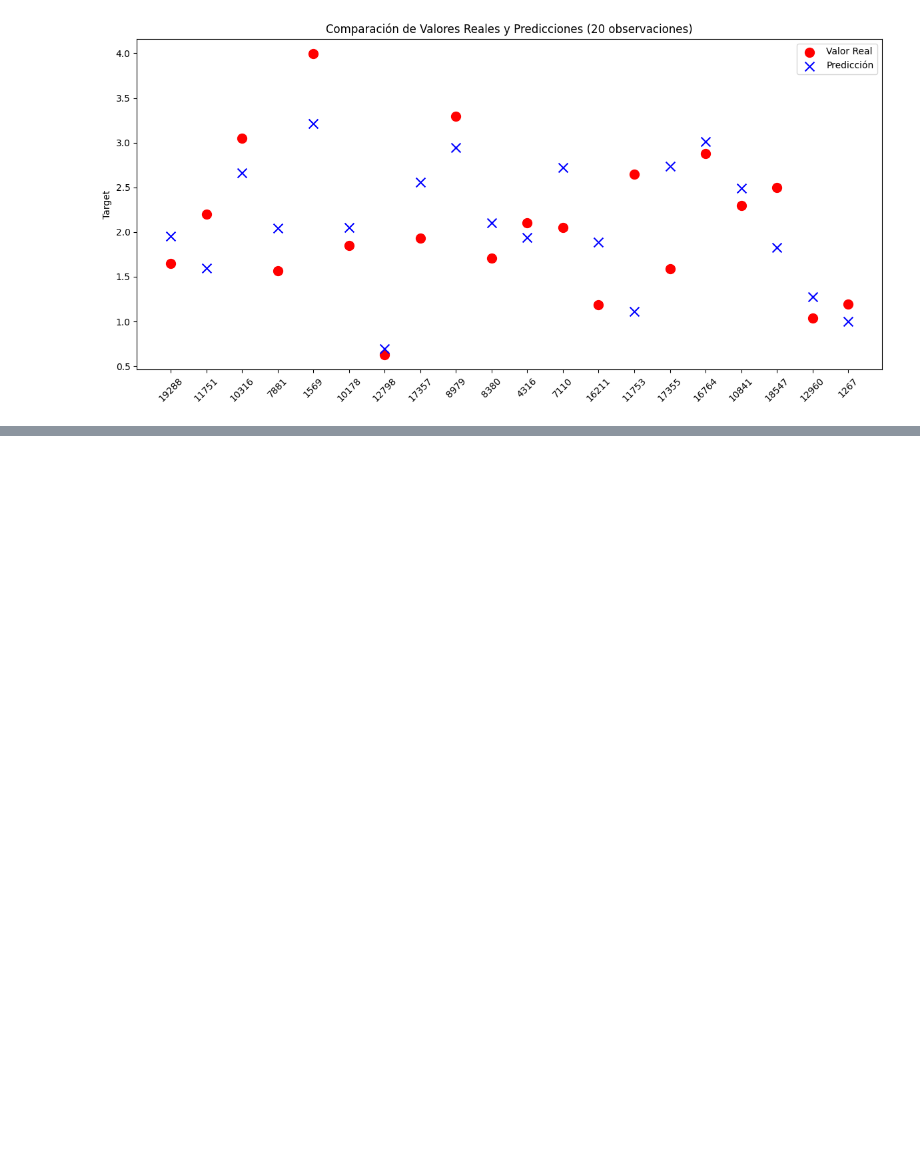
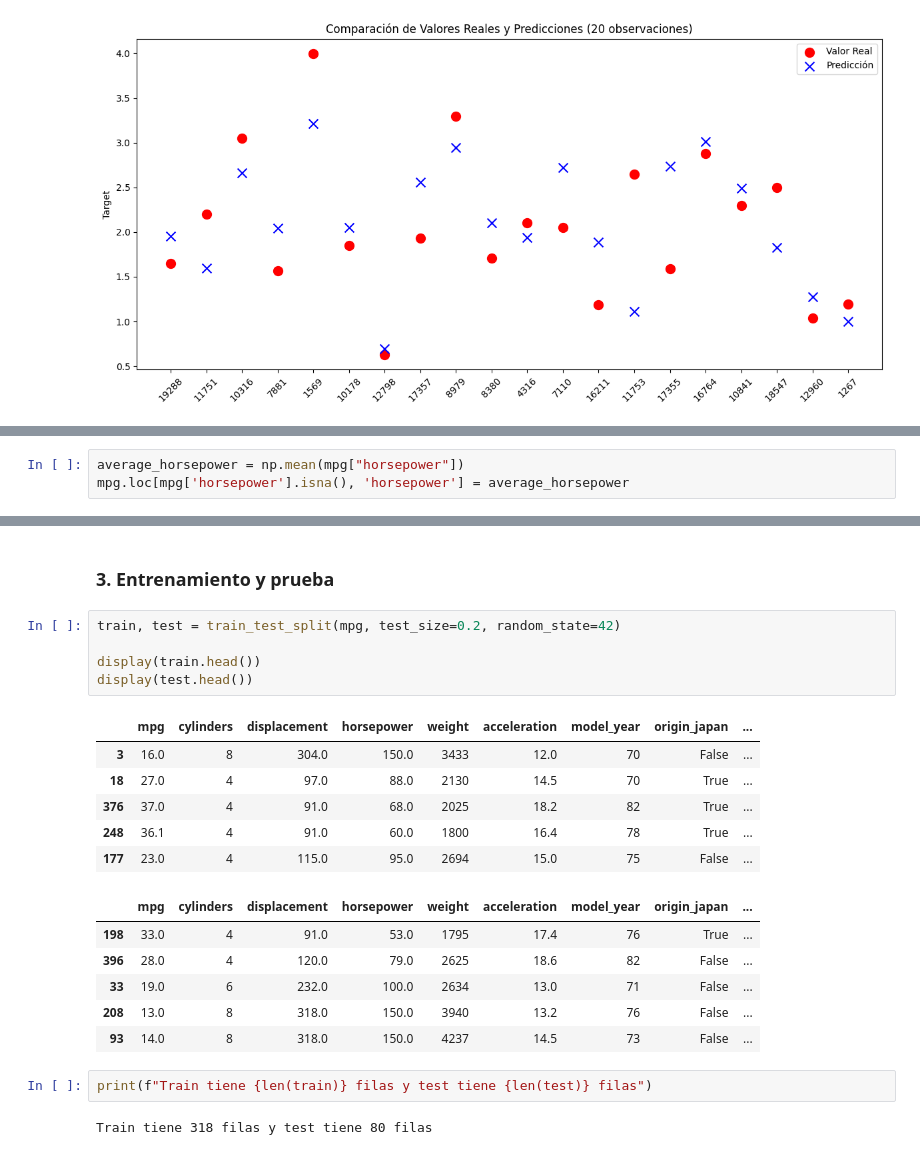
Before and after one commit to AISC-Madrid/Workshop_Intro_ML_AI_2_Regression, a Jupyter notebook: Notebook.ipynb, the cells around one changed output, grey strips where cells are left out. Cells and saved outputs as stored; diff of their text form; blank space fills up the shorter version.

```diff
--- a/Notebook.ipynb
+++ b/Notebook.ipynb
@@ -188,0 +284,3 @@ plt.show()
+# %%
+average_horsepower = np.mean(mpg["horsepower"])
+mpg.loc[mpg['horsepower'].isna(), 'horsepower'] = average_horsepower
@@ -188,0 +313,24 @@ plt.show()
+# %% [markdown]
+### 3. Entrenamiento y prueba
+# %%
+train, test = train_test_split(mpg, test_size=0.2, random_state=42)
+
+display(train.head())
+display(test.head())
+# %% [output]
+|  | mpg | cylinders | displacement | horsepower | weight | acceleration | model_year | origin_japan | ... |
+| 3 | 16.0 | 8 | 304.0 | 150.0 | 3433 | 12.0 | 70 | False | ... |
+| 18 | 27.0 | 4 | 97.0 | 88.0 | 2130 | 14.5 | 70 | True | ... |
+| 376 | 37.0 | 4 | 91.0 | 68.0 | 2025 | 18.2 | 82 | True | ... |
+| 248 | 36.1 | 4 | 91.0 | 60.0 | 1800 | 16.4 | 78 | True | ... |
+| 177 | 23.0 | 4 | 115.0 | 95.0 | 2694 | 15.0 | 75 | False | ... |
+|  | mpg | cylinders | displacement | horsepower | weight | acceleration | model_year | origin_japan | ... |
+| 198 | 33.0 | 4 | 91.0 | 53.0 | 1795 | 17.4 | 76 | True | ... |
+| 396 | 28.0 | 4 | 120.0 | 79.0 | 2625 | 18.6 | 82 | False | ... |
+| 33 | 19.0 | 6 | 232.0 | 100.0 | 2634 | 13.0 | 71 | False | ... |
+| 208 | 13.0 | 8 | 318.0 | 150.0 | 3940 | 13.2 | 76 | False | ... |
+| 93 | 14.0 | 8 | 318.0 | 150.0 | 4237 | 14.5 | 73 | False | ... |
+# %%
+print(f"Train tiene {len(train)} filas y test tiene {len(test)} filas")
+# %% [output]
+Train tiene 318 filas y test tiene 80 filas
```
Also changed, not shown: parts of 31 cells of this notebook.
